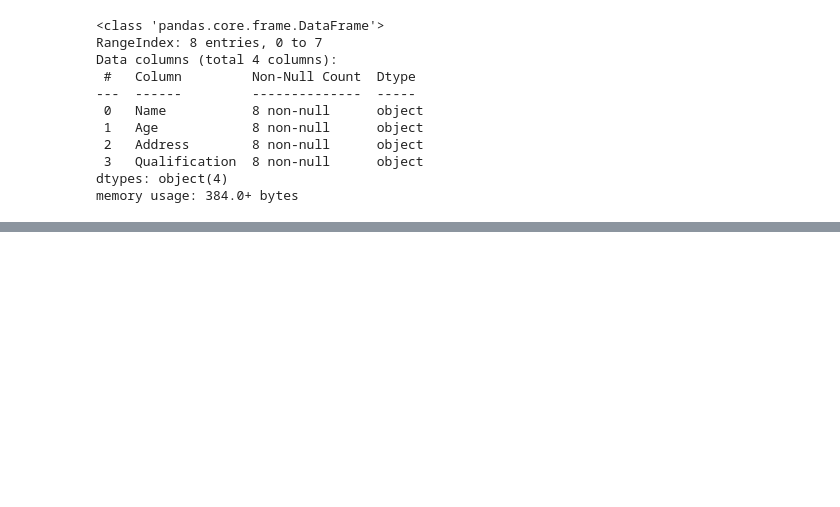
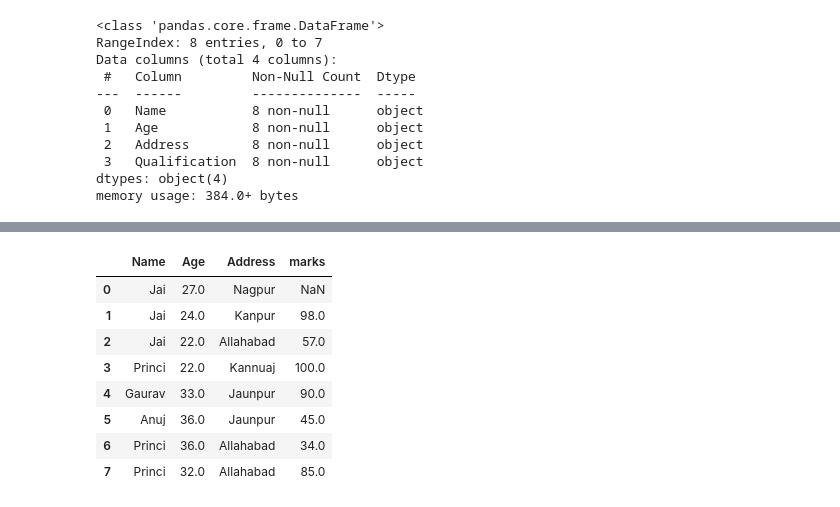
Before and after one commit to NileshCT/EDA_PROJECT, a Jupyter notebook: GroupBy_Pandas_replace_fillna_dropna.ipynb, the cells around one changed output, grey strips where cells are left out. Cells and saved outputs as stored; diff of their text form; code cells hidden in the pictures; blank space fills up the shorter version.

```diff
--- a/GroupBy_Pandas_replace_fillna_dropna.ipynb
+++ b/GroupBy_Pandas_replace_fillna_dropna.ipynb
@@ -626,0 +650,12 @@ memory usage: 384.0+ bytes
+# %%
+df6.fillna(method='pad')
+# %% [output]
+|  | Name | Age | Address | marks |
+| 0 | Jai | 27.0 | Nagpur | NaN |
+| 1 | Jai | 24.0 | Kanpur | 98.0 |
+| 2 | Jai | 22.0 | Allahabad | 57.0 |
+| 3 | Princi | 22.0 | Kannuaj | 100.0 |
+| 4 | Gaurav | 33.0 | Jaunpur | 90.0 |
+| 5 | Anuj | 36.0 | Jaunpur | 45.0 |
+| 6 | Princi | 36.0 | Allahabad | 34.0 |
+| 7 | Princi | 32.0 | Allahabad | 85.0 |
```
Also changed, not shown: parts of 21 cells of this notebook.
